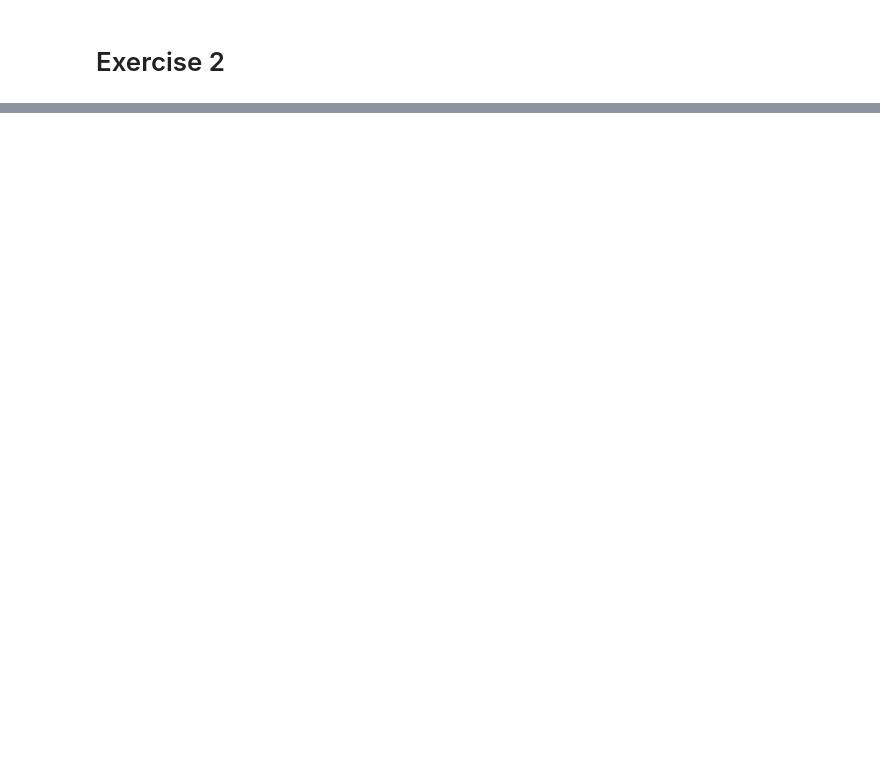
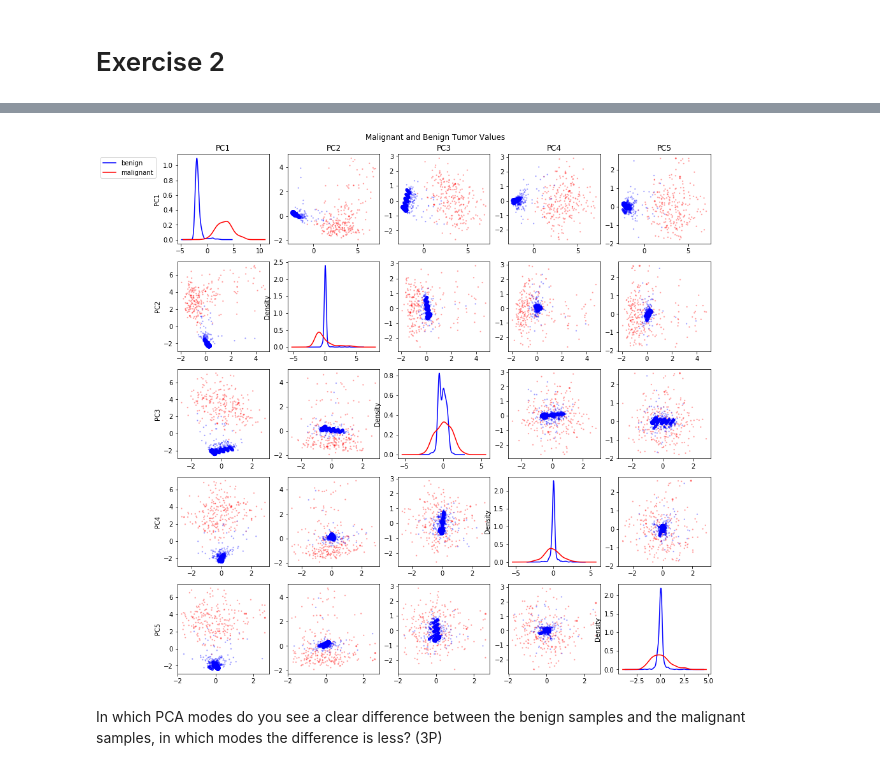
Before and after one commit to brucetony/VisComp, a Jupyter notebook: vclsi-2-Schultz-Ibarra.ipynb, the cells around one changed output, grey strips where cells are left out. Cells and saved outputs as stored; diff of their text form; code cells hidden in the pictures; blank space fills up the shorter version.

```diff
--- a/vclsi-2-Schultz-Ibarra.ipynb
+++ b/vclsi-2-Schultz-Ibarra.ipynb
@@ -336,0 +337,9 @@ plt.axvline(x=0.9, color='r', linestyle='--')
+# %%
+# Plot matrix scatterplot for the first 5 components
+scores["class"] = data_imputed["class"]
+plot_matrix_scatterplot(scores, summary.nlargest(5,"proportion_of_variance_explained").index, diag_kind="density")
+# %% [output]
+[figure, added]
+# %% [markdown]
+In which PCA modes do you see a clear difference between the benign samples and the malignant
+samples, in which modes the difference is less? (3P)
```
Also changed, not shown: parts of 14 cells of this notebook.
